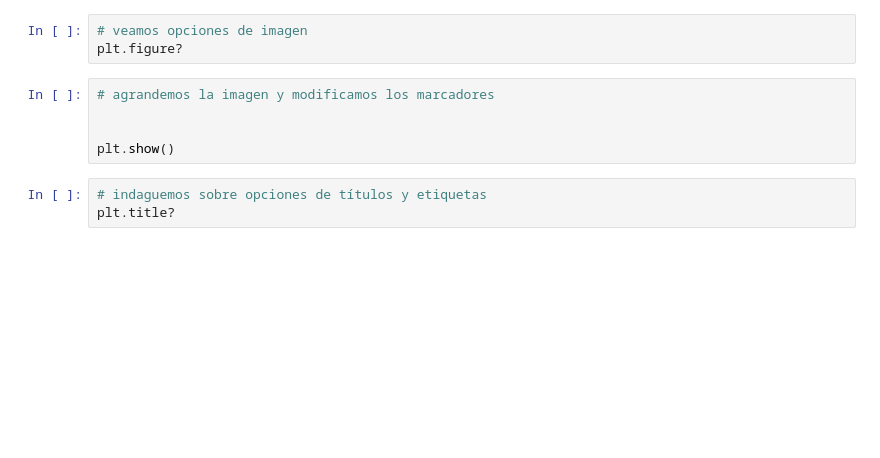
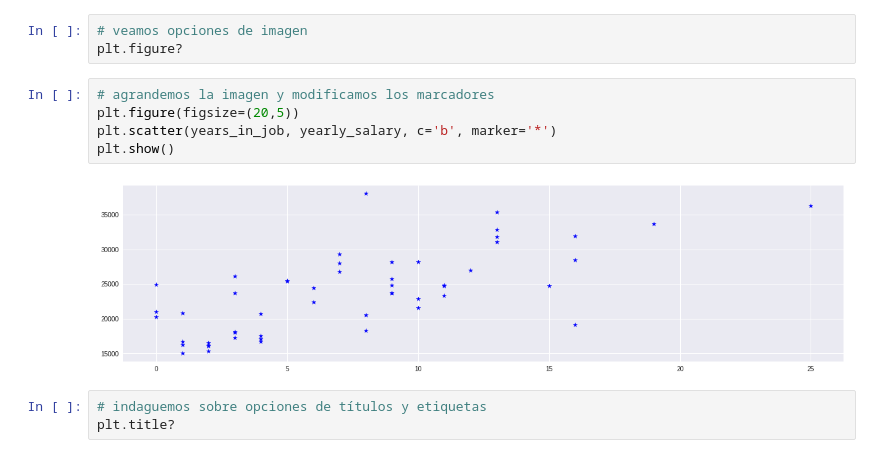
Before and after one commit to leabravo/dhds, a Jupyter notebook: C05/PRACTICA_INDEPENDIENTE_Starter_Visualizacion.ipynb, the cells around one changed output. Cells and saved outputs as stored; diff of their text form; blank space fills up the shorter version.

```diff
--- a/C05/PRACTICA_INDEPENDIENTE_Starter_Visualizacion.ipynb
+++ b/C05/PRACTICA_INDEPENDIENTE_Starter_Visualizacion.ipynb
@@ -67,9 +125,11 @@ plt.show()
 plt.figure?
 # %%
 # agrandemos la imagen y modificamos los marcadores
-
-
+plt.figure(figsize=(20,5))
+plt.scatter(years_in_job, yearly_salary, c='b', marker='*')
 plt.show()
+# %% [output]
+[figure, added]
 # %%
 # indaguemos sobre opciones de títulos y etiquetas
 plt.title?
```
Also changed, not shown: parts of 19 cells of this notebook, 2 other files.
